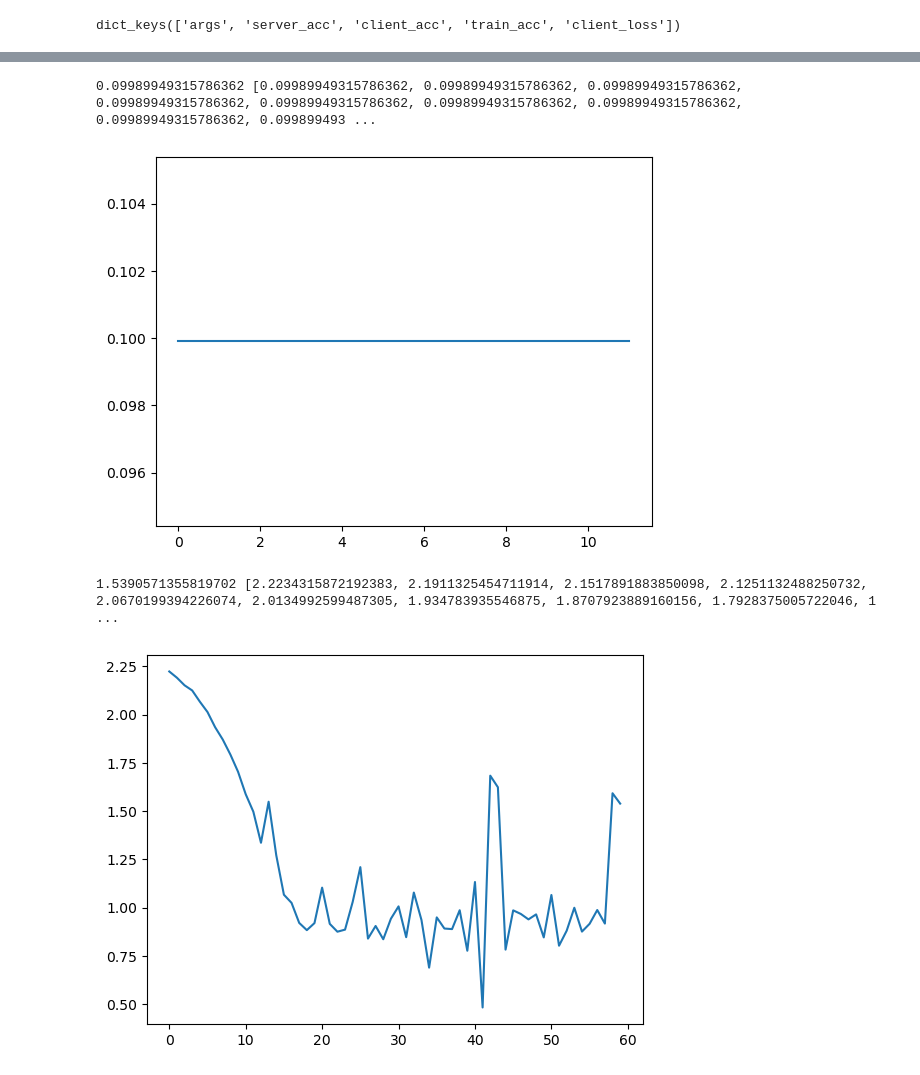
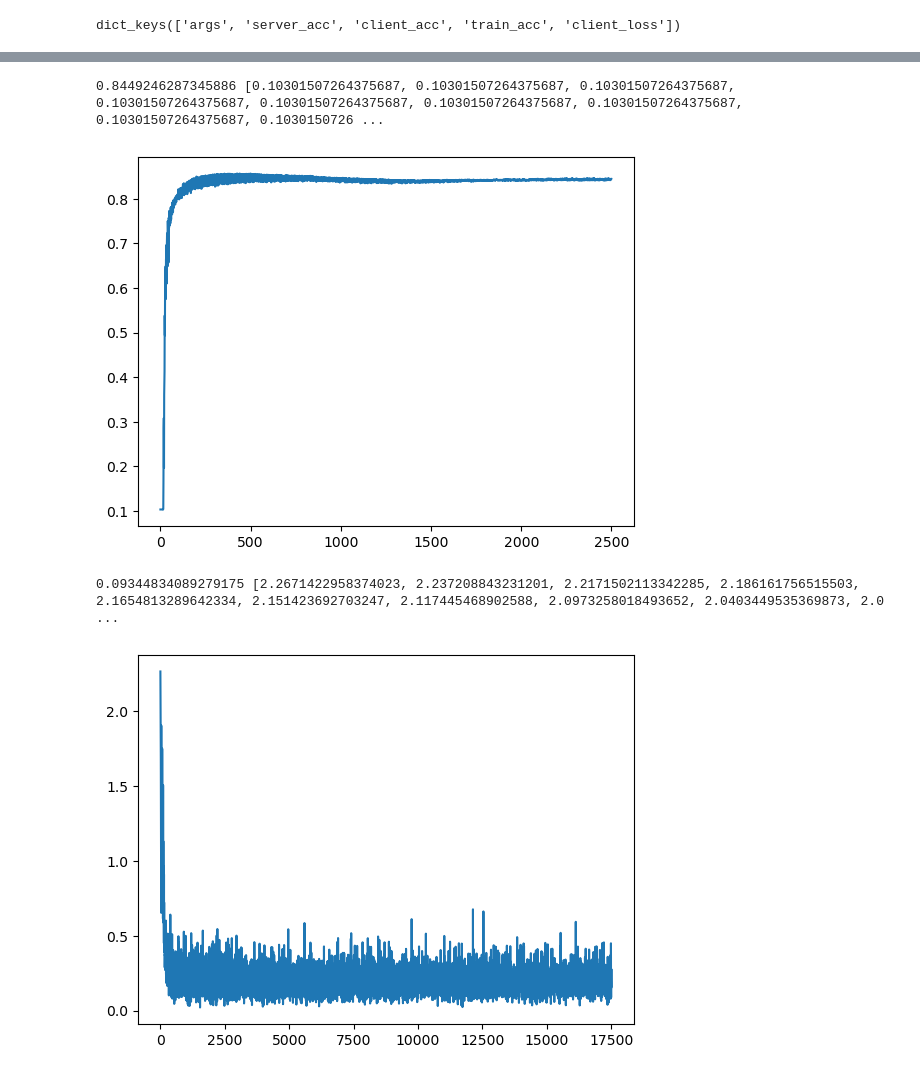
Before and after one commit to Haifeng-Dai/hybrid_fed, a Jupyter notebook: plot.ipynb, the cells around one changed output, grey strips where cells are left out. Drawn from its saved outputs; the diff is of its cells as text; code cells hidden in the pictures.

```diff
--- a/plot.ipynb
+++ b/plot.ipynb
@@ -14,7 +14,7 @@ plt.style.use('default')
 4: 服务器单独训练，使用公开数据 0.872
 '''
 
-file_path = './res/cifar10_model_1_algo_0/alpha_0.5_T_6/server_commu_2_client_commu_2_client_train_2_batch_size_160_num_all_client_9_num_all_server_3_num_client_data_1200_num_public_data_50_proportion_0.8.pt'
+file_path = './res/mnist_model_1_algo_2/alpha_0.5_T_6/server_commu_100_client_commu_5_client_train_5_batch_size_160_num_all_client_9_num_all_server_3_num_client_data_1200_num_public_data_50_proportion_0.8.pt'
 data = torch.load(file_path, map_location='cpu')
 
 print(data.keys())
@@ -37,26 +37,26 @@ client_acc = data['client_acc']
 # print(len(client_acc[0]))
 num_line = len(client_acc[0])
 x = numpy.arange(num_line)
-i = 1
+i = 7
 y = numpy.array(client_acc[i])
 plt.plot(x, y)
 print(y[-1], list(y))
 plt.show()
 # %% [output]
-0.09989949315786362 [0.09989949315786362, 0.09989949315786362, 0.09989949315786362, 0.09989949315786362, 0.09989949315786362, 0.09989949315786362, 0.09989949315786362, 0.09989949315786362, 0.099899493 ...
+0.8449246287345886 [0.10301507264375687, 0.10301507264375687, 0.10301507264375687, 0.10301507264375687, 0.10301507264375687, 0.10301507264375687, 0.10301507264375687, 0.10301507264375687, 0.1030150726 ...
-[figure, old version]
+[figure, new version]
 # %%
 client_loss = data['client_loss']
 num_line = len(client_loss[0])
 x = numpy.arange(num_line)
-i = 0
+i = 6
 y = numpy.array(client_loss[i])
 plt.plot(x, y)
 print(y[-1], list(y))
 plt.show()
 # %% [output]
-1.5390571355819702 [2.2234315872192383, 2.1911325454711914, 2.1517891883850098, 2.1251132488250732, 2.0670199394226074, 2.0134992599487305, 1.934783935546875, 1.8707923889160156, 1.7928375005722046, 1 ...
+0.09344834089279175 [2.2671422958374023, 2.237208843231201, 2.2171502113342285, 2.186161756515503, 2.1654813289642334, 2.151423692703247, 2.117445468902588, 2.0973258018493652, 2.0403449535369873, 2.0 ...
-[figure, old version]
+[figure, new version]
 # %%
 train_acc = data['train_acc']
 num_line = len(train_acc[0])
```
Also changed, not shown: parts of 2 cells of this notebook, 19 other files.
